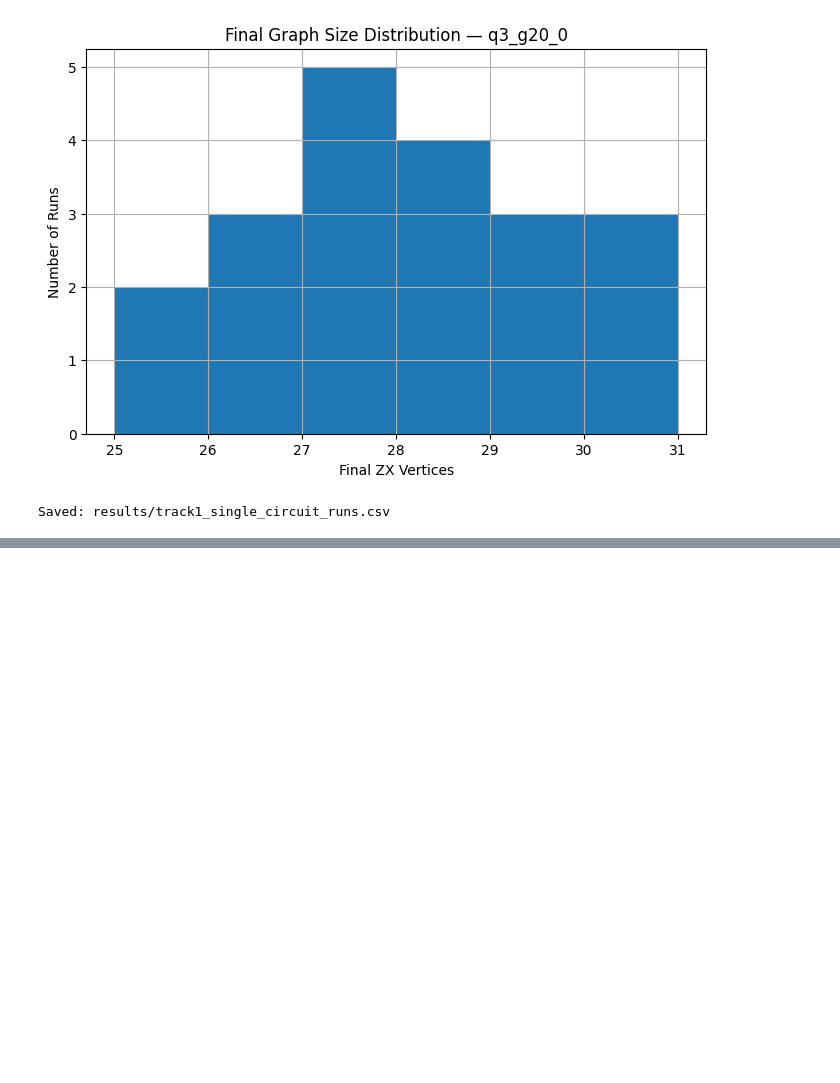
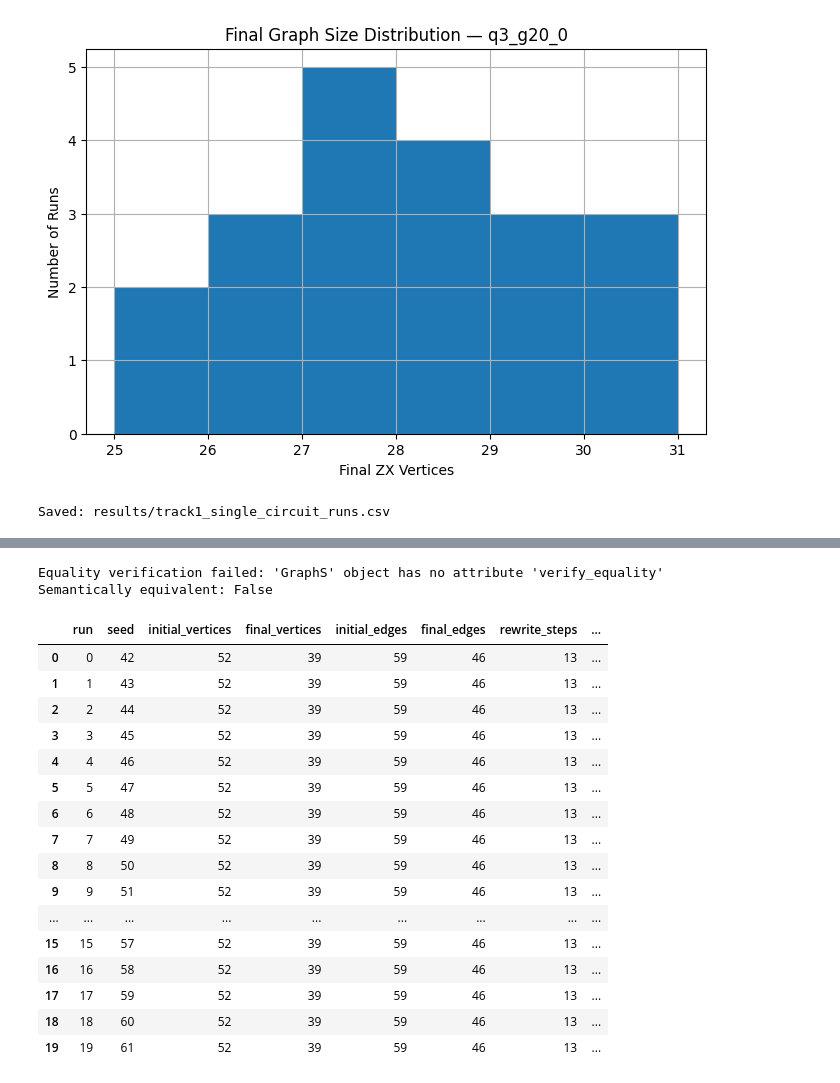
Before and after one commit to Yeabebe/ZX-CENF, a Jupyter notebook: experiments/zx_rewrite_order_ambiguity.ipynb, the cells around one changed output, grey strips where cells are left out. Drawn from its saved outputs; the diff is of its cells as text; code cells hidden in the pictures; blank space fills up the shorter version.

```diff
--- a/experiments/zx_rewrite_order_ambiguity.ipynb
+++ b/experiments/zx_rewrite_order_ambiguity.ipynb
@@ -1232,0 +1432,18 @@ Saved: results/track1_single_circuit_runs.csv
+# %%
+# ============================================================
+# Randomized Candidate Scheduler
+# ============================================================
+
+class RandomRewriteScheduler:
+
+    def __init__(self, seed=None):
+
+        self.rng = random.Random(seed)
+
+    def choose(self, candidates):
+
+        if not candidates:
+
+            return None
+
+        return self.rng.choice(candidates)
@@ -1232,0 +1745,14 @@ Saved: results/track1_single_circuit_runs.csv
+# %%
+# ============================================================
+# Graph Validity
+# ============================================================
+
+def validate_graph(graph):
+
+    try:
+
+        return graph.is_well_formed()
+
+    except Exception:
+
+        return False
@@ -1232,0 +1802,17 @@ Saved: results/track1_single_circuit_runs.csv
+# %%
+# ============================================================
+# Verify One Run
+# ============================================================
+
+equivalent = verify_rewrite_equivalence(
+    test_graph,
+    optimized_graph
+)
+
+print(
+    "Semantically equivalent:",
+    equivalent
+)
+# %% [output]
+Equality verification failed: 'GraphS' object has no attribute 'verify_equality'
+Semantically equivalent: False
@@ -1232,0 +1893,30 @@ Saved: results/track1_single_circuit_runs.csv
+# %%
+# ============================================================
+# Execute Track 1 Experiment
+# ============================================================
+
+results_20, logs_20 = run_randomized_trials(
+    sample_circuit,
+    num_runs=20,
+    max_iterations=500
+)
+
+results_20
+# %% [output]
+|  | run | seed | initial_vertices | final_vertices | initial_edges | final_edges | rewrite_steps | ... |
+| 0 | 0 | 42 | 52 | 39 | 59 | 46 | 13 | ... |
+| 1 | 1 | 43 | 52 | 39 | 59 | 46 | 13 | ... |
+| 2 | 2 | 44 | 52 | 39 | 59 | 46 | 13 | ... |
+| 3 | 3 | 45 | 52 | 39 | 59 | 46 | 13 | ... |
+| 4 | 4 | 46 | 52 | 39 | 59 | 46 | 13 | ... |
+| 5 | 5 | 47 | 52 | 39 | 59 | 46 | 13 | ... |
+| 6 | 6 | 48 | 52 | 39 | 59 | 46 | 13 | ... |
+| 7 | 7 | 49 | 52 | 39 | 59 | 46 | 13 | ... |
+| 8 | 8 | 50 | 52 | 39 | 59 | 46 | 13 | ... |
+| 9 | 9 | 51 | 52 | 39 | 59 | 46 | 13 | ... |
+| ... | ... | ... | ... | ... | ... | ... | ... | ... |
+| 15 | 15 | 57 | 52 | 39 | 59 | 46 | 13 | ... |
+| 16 | 16 | 58 | 52 | 39 | 59 | 46 | 13 | ... |
+| 17 | 17 | 59 | 52 | 39 | 59 | 46 | 13 | ... |
+| 18 | 18 | 60 | 52 | 39 | 59 | 46 | 13 | ... |
+| 19 | 19 | 61 | 52 | 39 | 59 | 46 | 13 | ... |
```
Also changed, not shown: parts of 25 cells of this notebook.
